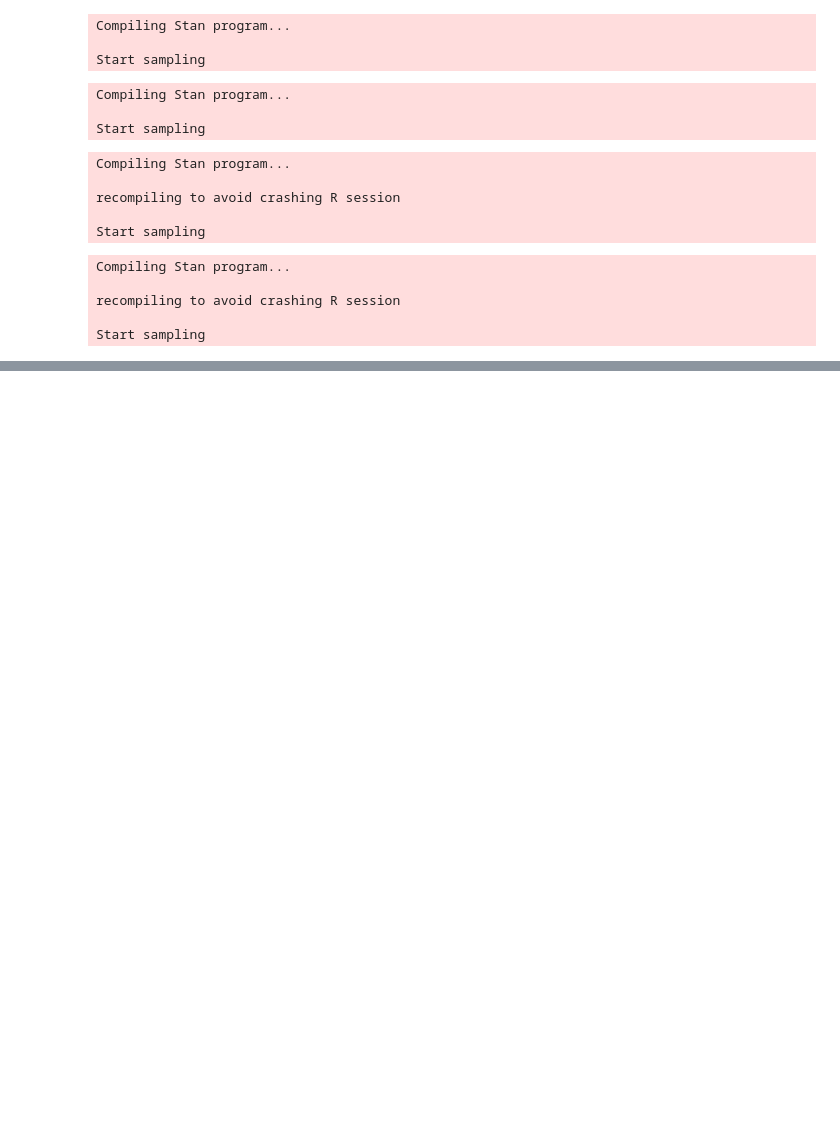
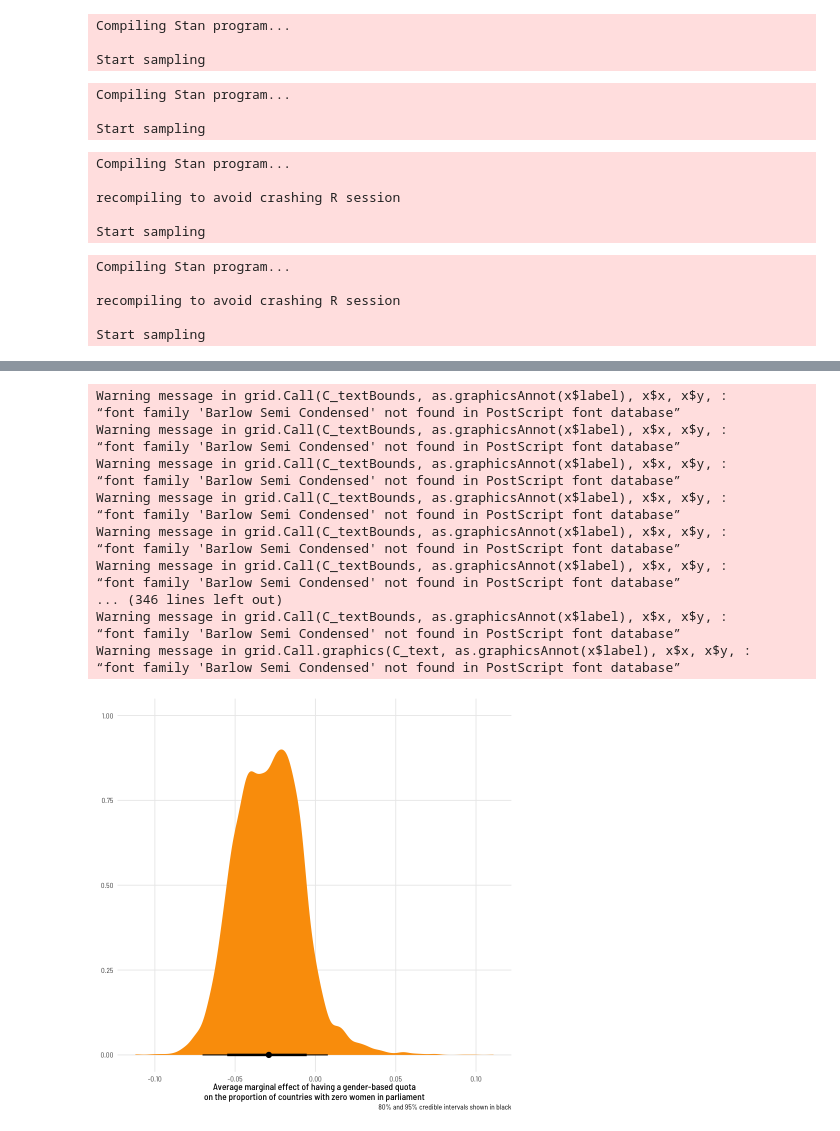
Before and after one commit to mikekestemont/zwerfverzen, a Jupyter notebook: notebooks/04-intertext-brms.ipynb, the cells around one changed output, grey strips where cells are left out. Cells and saved outputs as stored; diff of their text form; code cells hidden in the pictures; blank space fills up the shorter version.

```diff
--- a/notebooks/04-intertext-brms.ipynb
+++ b/notebooks/04-intertext-brms.ipynb
@@ -182,0 +387,32 @@ scale reduction factor on split chains (at convergence, Rhat = 1).
+# %%
+mfx_quota_zi <- pred_beta_zi %>%
+  ungroup() %>%
+  select(-.row, -.epred, -.chain, -.iteration) %>%
+  pivot_wider(names_from = "author", values_from = "zi") %>%
+  mutate(zi_quota_effect = `TRUE` - `FALSE`)
+
+ggplot(mfx_quota_zi, aes(x = zi_quota_effect)) +
+  stat_halfeye(.width = c(0.8, 0.95), point_interval = "median_hdi",
+               fill = "#fb9e07") +
+  labs(x = "Average marginal effect of having a gender-based quota\non the proportion of countries with zero women in parliament",
+       y = NULL, caption = "80% and 95% credible intervals shown in black") +
+  theme_clean()
+# %% [output]
+Warning message in grid.Call(C_textBounds, as.graphicsAnnot(x$label), x$x, x$y, :
+“font family 'Barlow Semi Condensed' not found in PostScript font database”
+Warning message in grid.Call(C_textBounds, as.graphicsAnnot(x$label), x$x, x$y, :
+“font family 'Barlow Semi Condensed' not found in PostScript font database”
+Warning message in grid.Call(C_textBounds, as.graphicsAnnot(x$label), x$x, x$y, :
+“font family 'Barlow Semi Condensed' not found in PostScript font database”
+Warning message in grid.Call(C_textBounds, as.graphicsAnnot(x$label), x$x, x$y, :
+“font family 'Barlow Semi Condensed' not found in PostScript font database”
+Warning message in grid.Call(C_textBounds, as.graphicsAnnot(x$label), x$x, x$y, :
+“font family 'Barlow Semi Condensed' not found in PostScript font database”
+Warning message in grid.Call(C_textBounds, as.graphicsAnnot(x$label), x$x, x$y, :
+“font family 'Barlow Semi Condensed' not found in PostScript font database”
+... (346 lines left out)
+Warning message in grid.Call(C_textBounds, as.graphicsAnnot(x$label), x$x, x$y, :
+“font family 'Barlow Semi Condensed' not found in PostScript font database”
+Warning message in grid.Call.graphics(C_text, as.graphicsAnnot(x$label), x$x, x$y, :
+“font family 'Barlow Semi Condensed' not found in PostScript font database”
+[figure, added]
```
Also changed, not shown: parts of 41 cells of this notebook.
